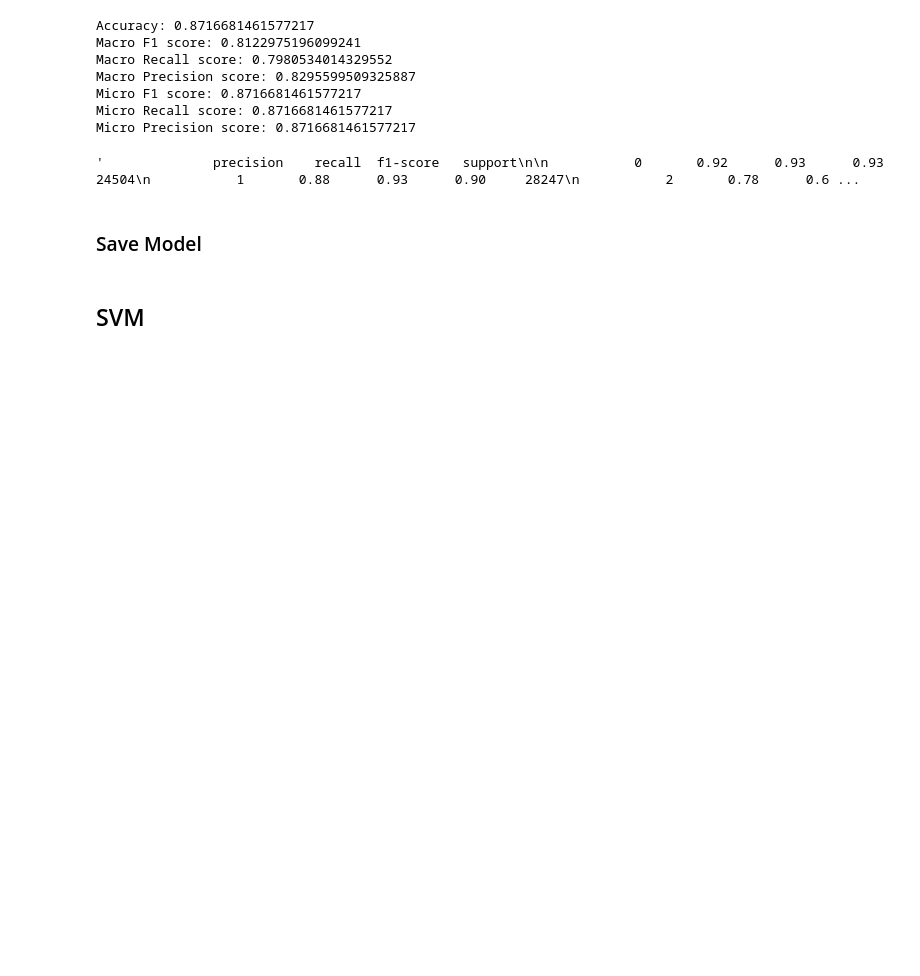
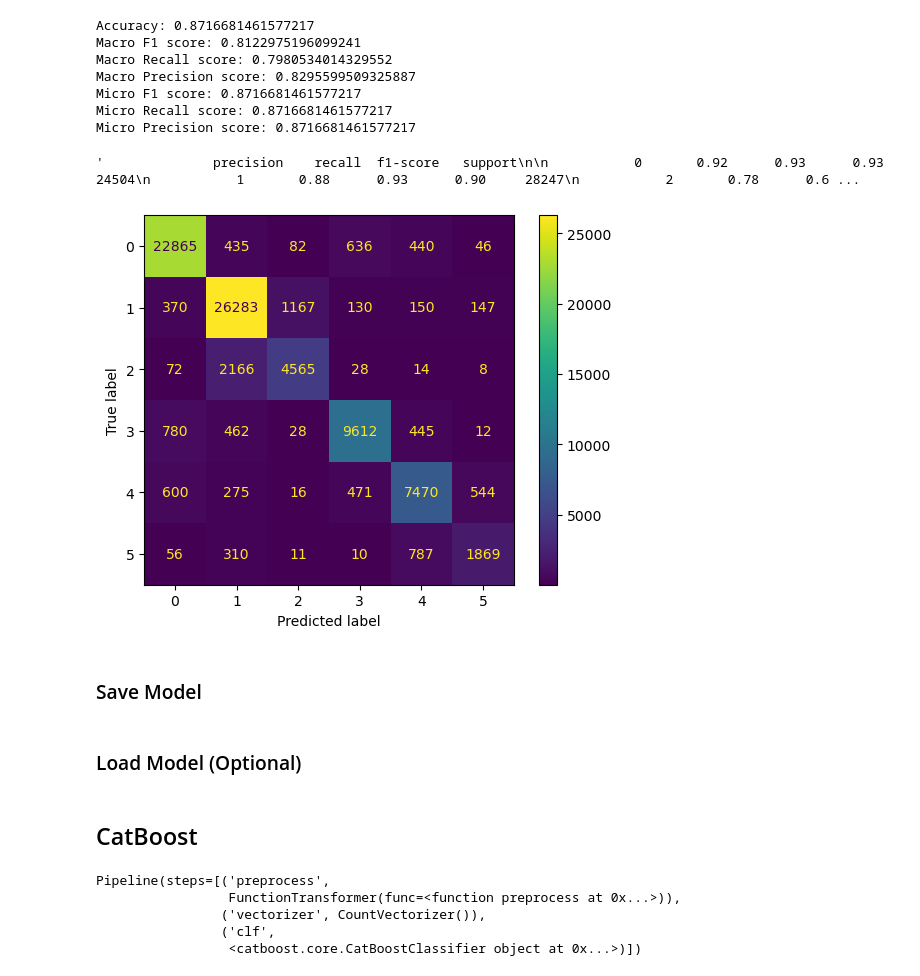
Before and after one commit to BryanEgbert/emotion_classification, a Jupyter notebook: main.ipynb, the cells around one changed output. Saved outputs shown, nothing was run; the diff lists cells and outputs as text; code cells hidden in the pictures; blank space fills up the shorter version.

Commit message:
add catboost model

```diff
--- a/main.ipynb
+++ b/main.ipynb
@@ -616,7 +642,15 @@ Micro F1 score: 0.8716681461577217
 Micro Recall score: 0.8716681461577217
 Micro Precision score: 0.8716681461577217
 '              precision    recall  f1-score   support\n\n           0       0.92      0.93      0.93     24504\n           1       0.88      0.93      0.90     28247\n           2       0.78      0.6 ...
+# %%
+ConfusionMatrixDisplay.from_predictions(y_test, y_pred)
+
+plt.show()
+# %% [output]
+[figure, added]
 # %% [markdown]
 ### Save Model
 # %%
 save_model(fine_tuned_rf, "./fine_tuned_rf_clf.joblib")
+# %% [markdown]
+### Load Model (Optional)
@@ -623,2 +659,2 @@ save_model(fine_tuned_rf, "./fine_tuned_rf_clf.joblib")
 # %% [markdown]
-## SVM
+## CatBoost
@@ -624,0 +665,13 @@ save_model(fine_tuned_rf, "./fine_tuned_rf_clf.joblib")
+# %%
+catboost_model = Pipeline([
+    ("preprocess", FunctionTransformer(preprocess)),
+    ("vectorizer", CountVectorizer()),
+    ("clf", CatBoostClassifier(iterations=500, depth=8, learning_rate=0.1, loss_function="MultiClass", verbose=True))])
+
+catboost_model
+# %% [output]
+Pipeline(steps=[('preprocess',
+                 FunctionTransformer(func=<function preprocess at 0x...>)),
+                ('vectorizer', CountVectorizer()),
+                ('clf',
+                 <catboost.core.CatBoostClassifier object at 0x...>)])
```
Also changed, not shown: parts of 21 cells of this notebook, 2 other files.
